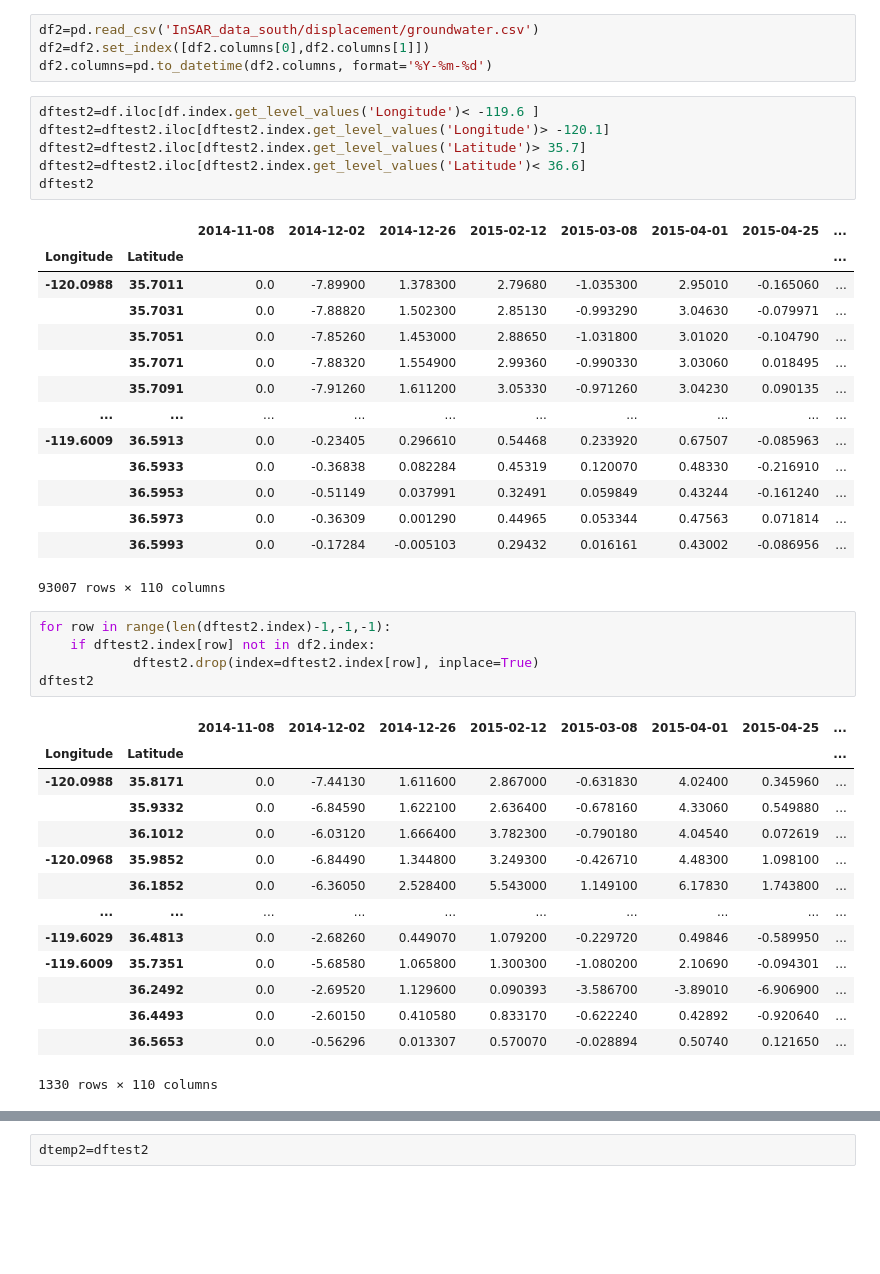
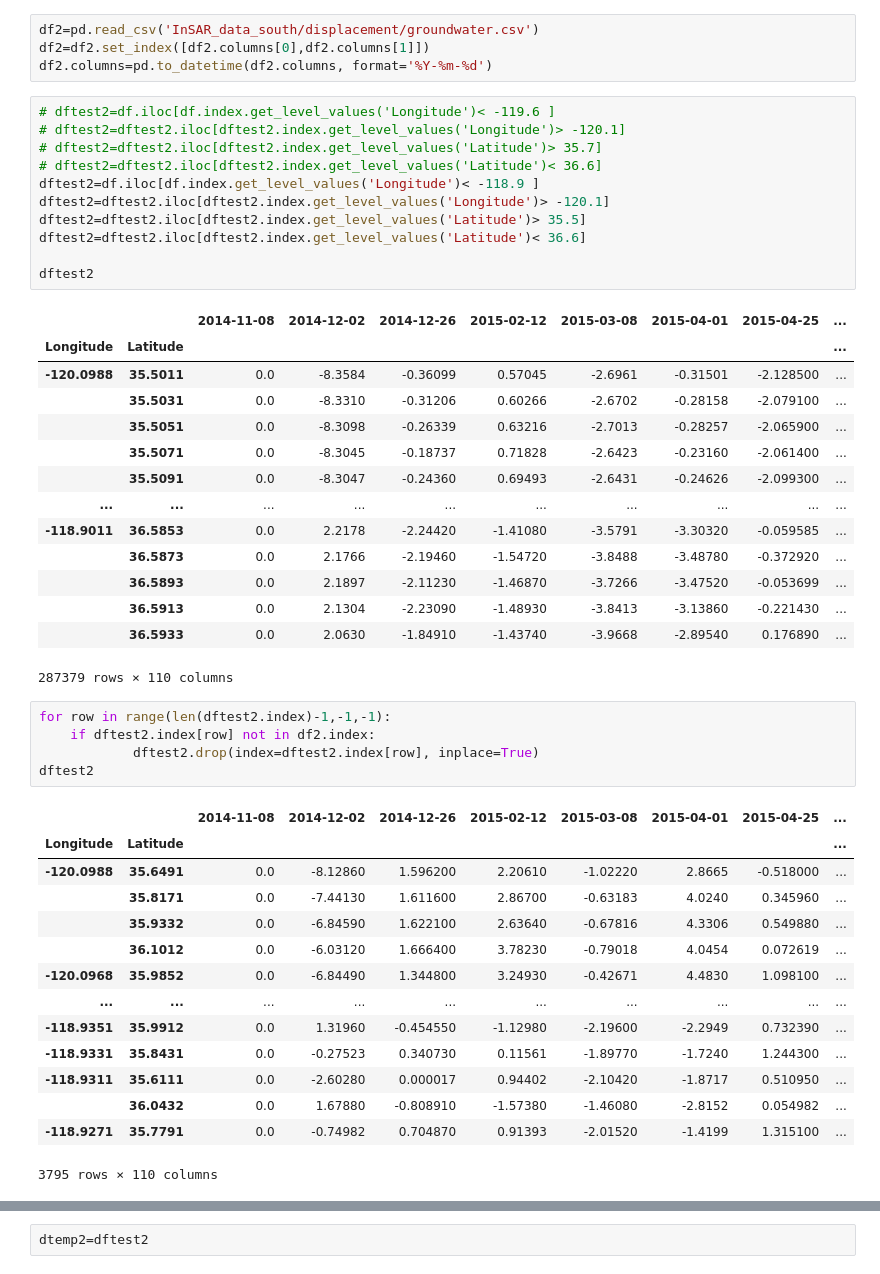
Before and after one commit to JayUpadhyayCS/DSFellowship, a Jupyter notebook: testDataArea.ipynb, the cells around one changed output, grey strips where cells are left out. Drawn from its saved outputs; the diff is of its cells as text; blank space fills up the shorter version.

```diff
--- a/testDataArea.ipynb
+++ b/testDataArea.ipynb
@@ -64,26 +64,31 @@ df2=pd.read_csv('InSAR_data_south/displacement/groundwater.csv')
 df2=df2.set_index([df2.columns[0],df2.columns[1]])
 df2.columns=pd.to_datetime(df2.columns, format='%Y-%m-%d')
 # %%
-dftest2=df.iloc[df.index.get_level_values('Longitude')< -119.6 ]
+# dftest2=df.iloc[df.index.get_level_values('Longitude')< -119.6 ]
+# dftest2=dftest2.iloc[dftest2.index.get_level_values('Longitude')> -120.1]
+# dftest2=dftest2.iloc[dftest2.index.get_level_values('Latitude')> 35.7]
+# dftest2=dftest2.iloc[dftest2.index.get_level_values('Latitude')< 36.6]
+dftest2=df.iloc[df.index.get_level_values('Longitude')< -118.9 ]
 dftest2=dftest2.iloc[dftest2.index.get_level_values('Longitude')> -120.1]
-dftest2=dftest2.iloc[dftest2.index.get_level_values('Latitude')> 35.7]
+dftest2=dftest2.iloc[dftest2.index.get_level_values('Latitude')> 35.5]
 dftest2=dftest2.iloc[dftest2.index.get_level_values('Latitude')< 36.6]
+
 dftest2
 # %% [output]
 |  |  | 2014-11-08 | 2014-12-02 | 2014-12-26 | 2015-02-12 | 2015-03-08 | 2015-04-01 | 2015-04-25 | ... |
 | Longitude | Latitude |  |  |  |  |  |  |  | ... |
-| -120.0988 | 35.7011 | 0.0 | -7.89900 | 1.378300 | 2.79680 | -1.035300 | 2.95010 | -0.165060 | ... |
-|  | 35.7031 | 0.0 | -7.88820 | 1.502300 | 2.85130 | -0.993290 | 3.04630 | -0.079971 | ... |
-|  | 35.7051 | 0.0 | -7.85260 | 1.453000 | 2.88650 | -1.031800 | 3.01020 | -0.104790 | ... |
-|  | 35.7071 | 0.0 | -7.88320 | 1.554900 | 2.99360 | -0.990330 | 3.03060 | 0.018495 | ... |
-|  | 35.7091 | 0.0 | -7.91260 | 1.611200 | 3.05330 | -0.971260 | 3.04230 | 0.090135 | ... |
+| -120.0988 | 35.5011 | 0.0 | -8.3584 | -0.36099 | 0.57045 | -2.6961 | -0.31501 | -2.128500 | ... |
+|  | 35.5031 | 0.0 | -8.3310 | -0.31206 | 0.60266 | -2.6702 | -0.28158 | -2.079100 | ... |
+|  | 35.5051 | 0.0 | -8.3098 | -0.26339 | 0.63216 | -2.7013 | -0.28257 | -2.065900 | ... |
+|  | 35.5071 | 0.0 | -8.3045 | -0.18737 | 0.71828 | -2.6423 | -0.23160 | -2.061400 | ... |
+|  | 35.5091 | 0.0 | -8.3047 | -0.24360 | 0.69493 | -2.6431 | -0.24626 | -2.099300 | ... |
 | ... | ... | ... | ... | ... | ... | ... | ... | ... | ... |
-| -119.6009 | 36.5913 | 0.0 | -0.23405 | 0.296610 | 0.54468 | 0.233920 | 0.67507 | -0.085963 | ... |
-|  | 36.5933 | 0.0 | -0.36838 | 0.082284 | 0.45319 | 0.120070 | 0.48330 | -0.216910 | ... |
-|  | 36.5953 | 0.0 | -0.51149 | 0.037991 | 0.32491 | 0.059849 | 0.43244 | -0.161240 | ... |
-|  | 36.5973 | 0.0 | -0.36309 | 0.001290 | 0.44965 | 0.053344 | 0.47563 | 0.071814 | ... |
-|  | 36.5993 | 0.0 | -0.17284 | -0.005103 | 0.29432 | 0.016161 | 0.43002 | -0.086956 | ... |
+| -118.9011 | 36.5853 | 0.0 | 2.2178 | -2.24420 | -1.41080 | -3.5791 | -3.30320 | -0.059585 | ... |
+|  | 36.5873 | 0.0 | 2.1766 | -2.19460 | -1.54720 | -3.8488 | -3.48780 | -0.372920 | ... |
+|  | 36.5893 | 0.0 | 2.1897 | -2.11230 | -1.46870 | -3.7266 | -3.47520 | -0.053699 | ... |
+|  | 36.5913 | 0.0 | 2.1304 | -2.23090 | -1.48930 | -3.8413 | -3.13860 | -0.221430 | ... |
+|  | 36.5933 | 0.0 | 2.0630 | -1.84910 | -1.43740 | -3.9668 | -2.89540 | 0.176890 | ... |
-93007 rows × 110 columns
+287379 rows × 110 columns
 # %%
 for row in range(len(dftest2.index)-1,-1,-1):
     if dftest2.index[row] not in df2.index:
@@ -92,18 +97,18 @@ dftest2
 # %% [output]
 |  |  | 2014-11-08 | 2014-12-02 | 2014-12-26 | 2015-02-12 | 2015-03-08 | 2015-04-01 | 2015-04-25 | ... |
 | Longitude | Latitude |  |  |  |  |  |  |  | ... |
-| -120.0988 | 35.8171 | 0.0 | -7.44130 | 1.611600 | 2.867000 | -0.631830 | 4.02400 | 0.345960 | ... |
-|  | 35.9332 | 0.0 | -6.84590 | 1.622100 | 2.636400 | -0.678160 | 4.33060 | 0.549880 | ... |
-|  | 36.1012 | 0.0 | -6.03120 | 1.666400 | 3.782300 | -0.790180 | 4.04540 | 0.072619 | ... |
-| -120.0968 | 35.9852 | 0.0 | -6.84490 | 1.344800 | 3.249300 | -0.426710 | 4.48300 | 1.098100 | ... |
-|  | 36.1852 | 0.0 | -6.36050 | 2.528400 | 5.543000 | 1.149100 | 6.17830 | 1.743800 | ... |
+| -120.0988 | 35.6491 | 0.0 | -8.12860 | 1.596200 | 2.20610 | -1.02220 | 2.8665 | -0.518000 | ... |
+|  | 35.8171 | 0.0 | -7.44130 | 1.611600 | 2.86700 | -0.63183 | 4.0240 | 0.345960 | ... |
+|  | 35.9332 | 0.0 | -6.84590 | 1.622100 | 2.63640 | -0.67816 | 4.3306 | 0.549880 | ... |
+|  | 36.1012 | 0.0 | -6.03120 | 1.666400 | 3.78230 | -0.79018 | 4.0454 | 0.072619 | ... |
+| -120.0968 | 35.9852 | 0.0 | -6.84490 | 1.344800 | 3.24930 | -0.42671 | 4.4830 | 1.098100 | ... |
 | ... | ... | ... | ... | ... | ... | ... | ... | ... | ... |
-| -119.6029 | 36.4813 | 0.0 | -2.68260 | 0.449070 | 1.079200 | -0.229720 | 0.49846 | -0.589950 | ... |
-| -119.6009 | 35.7351 | 0.0 | -5.68580 | 1.065800 | 1.300300 | -1.080200 | 2.10690 | -0.094301 | ... |
-|  | 36.2492 | 0.0 | -2.69520 | 1.129600 | 0.090393 | -3.586700 | -3.89010 | -6.906900 | ... |
-|  | 36.4493 | 0.0 | -2.60150 | 0.410580 | 0.833170 | -0.622240 | 0.42892 | -0.920640 | ... |
-|  | 36.5653 | 0.0 | -0.56296 | 0.013307 | 0.570070 | -0.028894 | 0.50740 | 0.121650 | ... |
+| -118.9351 | 35.9912 | 0.0 | 1.31960 | -0.454550 | -1.12980 | -2.19600 | -2.2949 | 0.732390 | ... |
+| -118.9331 | 35.8431 | 0.0 | -0.27523 | 0.340730 | 0.11561 | -1.89770 | -1.7240 | 1.244300 | ... |
+| -118.9311 | 35.6111 | 0.0 | -2.60280 | 0.000017 | 0.94402 | -2.10420 | -1.8717 | 0.510950 | ... |
+|  | 36.0432 | 0.0 | 1.67880 | -0.808910 | -1.57380 | -1.46080 | -2.8152 | 0.054982 | ... |
+| -118.9271 | 35.7791 | 0.0 | -0.74982 | 0.704870 | 0.91393 | -2.01520 | -1.4199 | 1.315100 | ... |
-1330 rows × 110 columns
+3795 rows × 110 columns
 # %%
 sns.displot( x=dftest2.iloc[: , -1], binwidth=10)
 # %% [output]
```
Also changed, not shown: parts of 5 cells of this notebook, 6 other files.
